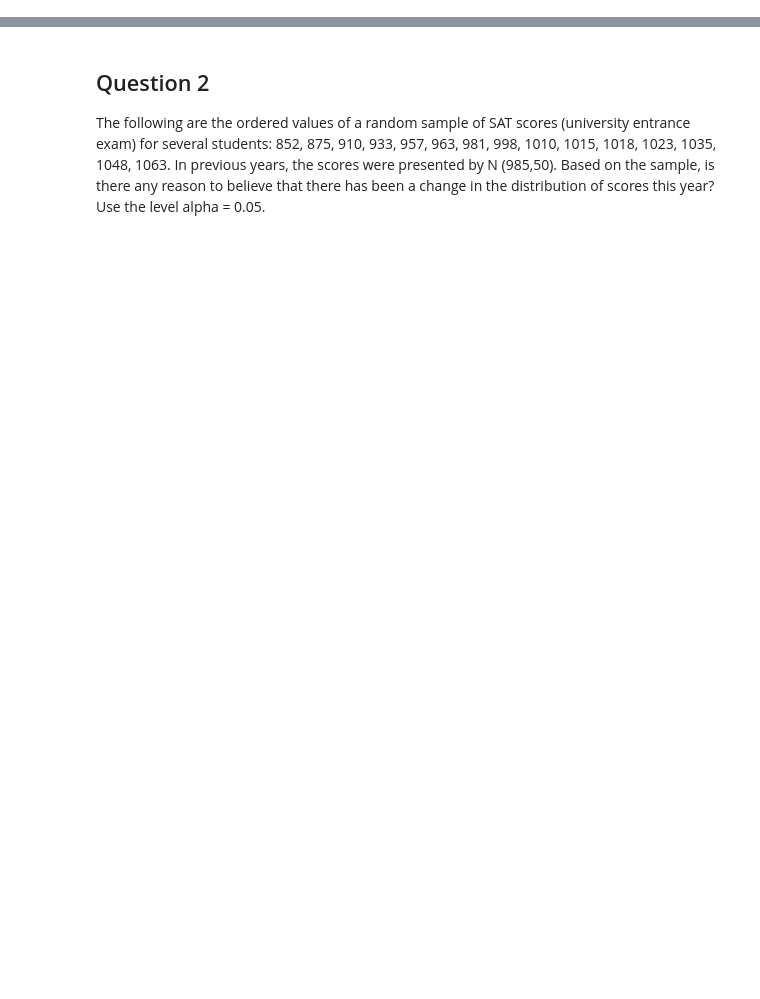
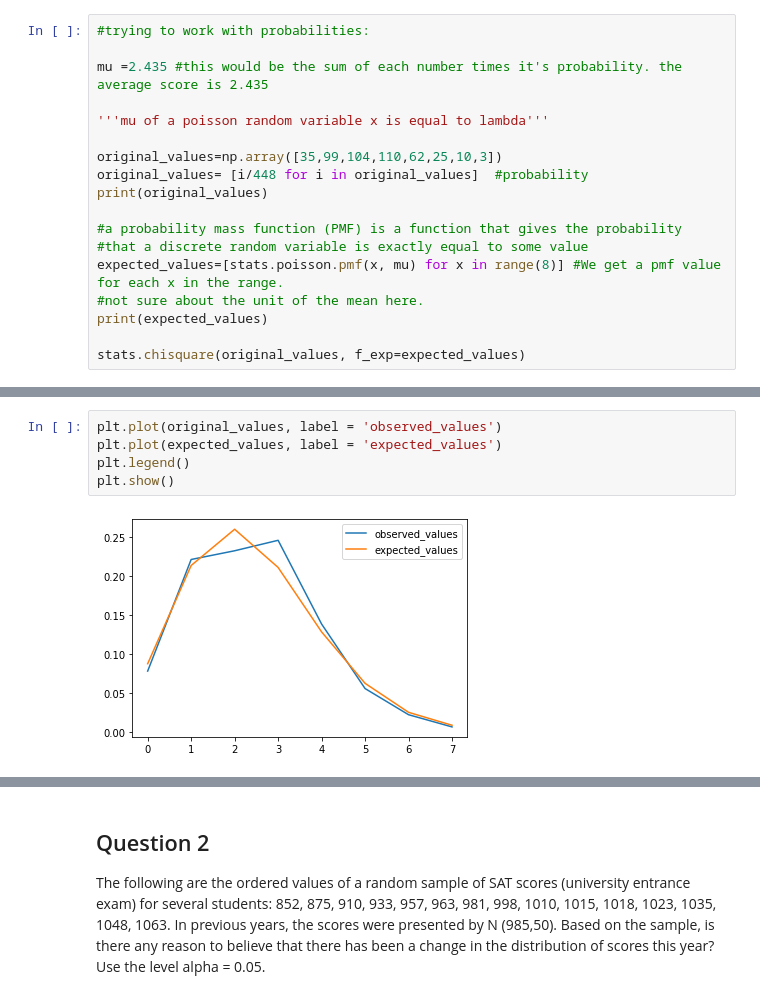
Before and after one commit to ta-data-lis/lab-goodfit-indeptests, a Jupyter notebook: your_code/main.ipynb, the cells around one changed output, grey strips where cells are left out. Drawn from its saved outputs; the diff is of its cells as text; blank space fills up the shorter version.

```diff
--- a/your_code/main.ipynb
+++ b/your_code/main.ipynb
@@ -9,0 +16,18 @@ Based on these results, we create a Poisson distribution with the sample mean pa
+# %%
+#trying to work with probabilities:
+
+mu =2.435 #this would be the sum of each number times it's probability. the average score is 2.435
+
+'''mu of a poisson random variable x is equal to lambda'''
+
+original_values=np.array([35,99,104,110,62,25,10,3])
+original_values= [i/448 for i in original_values]  #probability
+print(original_values)
+
+#a probability mass function (PMF) is a function that gives the probability
+#that a discrete random variable is exactly equal to some value
+expected_values=[stats.poisson.pmf(x, mu) for x in range(8)] #We get a pmf value for each x in the range.
+#not sure about the unit of the mean here.
+print(expected_values)
+
+stats.chisquare(original_values, f_exp=expected_values)
@@ -9,0 +38,7 @@ Based on these results, we create a Poisson distribution with the sample mean pa
+# %%
+plt.plot(original_values, label = 'observed_values')
+plt.plot(expected_values, label = 'expected_values')
+plt.legend()
+plt.show()
+# %% [output]
+[figure, added]
```
Also changed, not shown: parts of 18 cells of this notebook.
